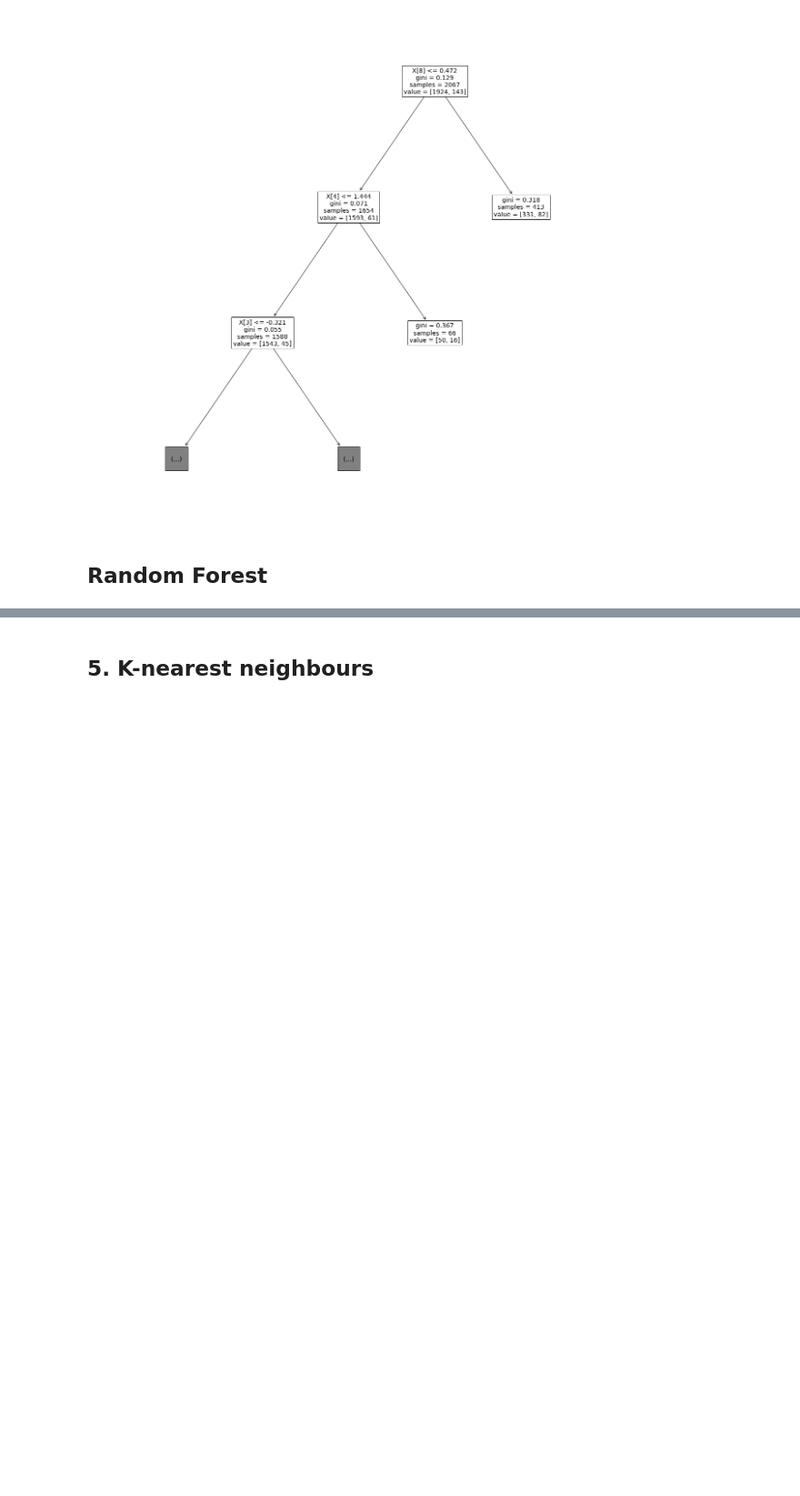
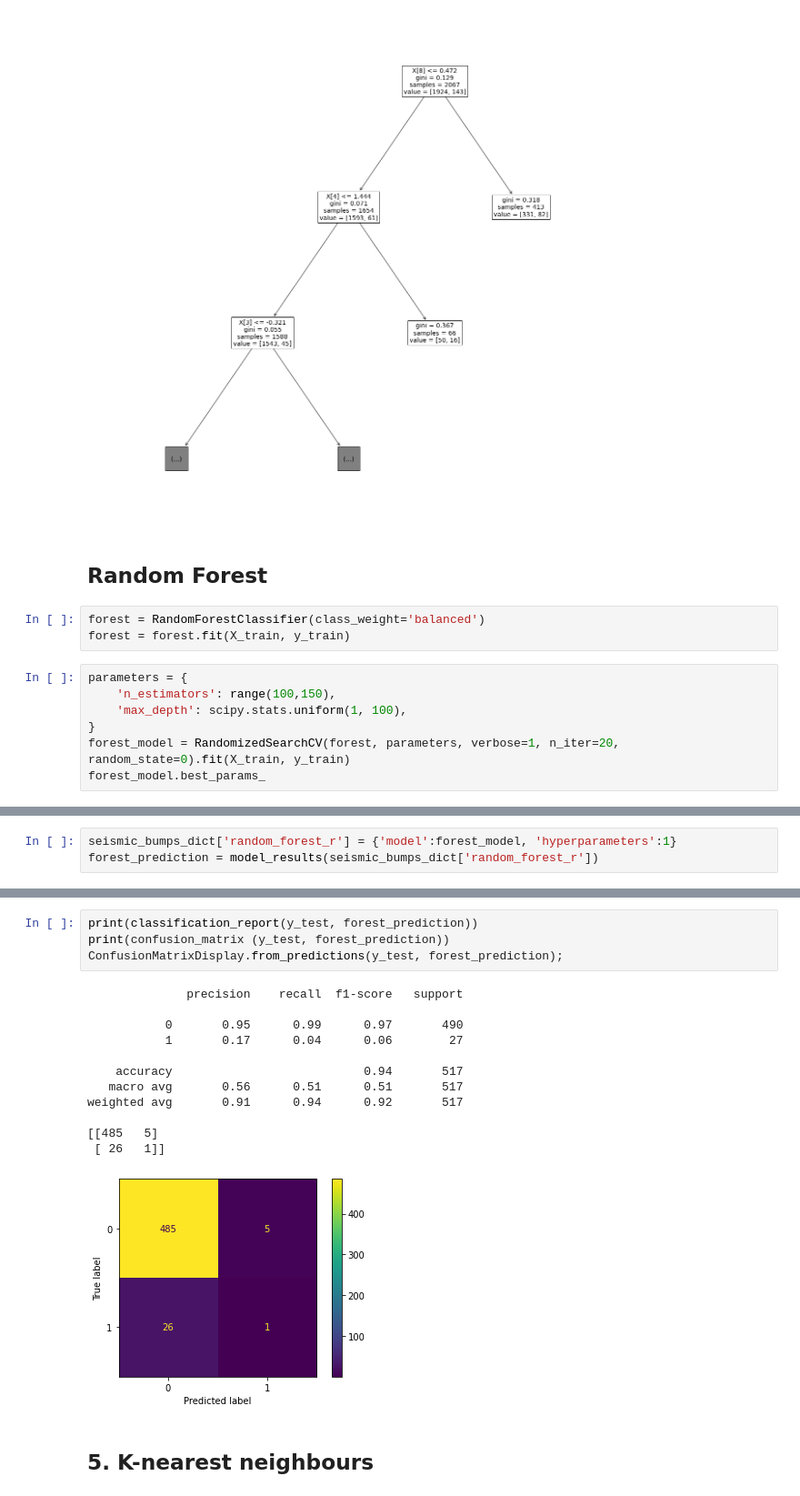
Before and after one commit to Amir-h055/Machine-Learning, a Jupyter notebook: project/Classification/Seismic_Bumps.ipynb, the cells around one changed output, grey strips where cells are left out. Shown at 91% size. Drawn from its saved outputs; the diff is of its cells as text; blank space fills up the shorter version.

Commit message:
added random forest to sesmic

```diff
--- a/project/Classification/Seismic_Bumps.ipynb
+++ b/project/Classification/Seismic_Bumps.ipynb
@@ -337,3 +341,13 @@ plot_tree(tree_model.best_estimator_, max_depth = 2, fontsize=14);
 [figure]
 # %% [markdown]
 ## Random Forest
+# %%
+forest = RandomForestClassifier(class_weight='balanced')
+forest = forest.fit(X_train, y_train)
+# %%
+parameters = {
+    'n_estimators': range(100,150),
+    'max_depth': scipy.stats.uniform(1, 100),
+}
+forest_model = RandomizedSearchCV(forest, parameters, verbose=1, n_iter=20, random_state=0).fit(X_train, y_train)
+forest_model.best_params_
@@ -339,0 +357,3 @@ plot_tree(tree_model.best_estimator_, max_depth = 2, fontsize=14);
+# %%
+seismic_bumps_dict['random_forest_r'] = {'model':forest_model, 'hyperparameters':1}
+forest_prediction = model_results(seismic_bumps_dict['random_forest_r'])
@@ -340,3 +376,20 @@ plot_tree(tree_model.best_estimator_, max_depth = 2, fontsize=14);
+# %%
+print(classification_report(y_test, forest_prediction))
+print(confusion_matrix (y_test, forest_prediction))
+ConfusionMatrixDisplay.from_predictions(y_test, forest_prediction);
+# %% [output]
+              precision    recall  f1-score   support
+
+           0       0.95      0.99      0.97       490
+           1       0.17      0.04      0.06        27
+
+    accuracy                           0.94       517
+   macro avg       0.56      0.51      0.51       517
+weighted avg       0.91      0.94      0.92       517
+
+[[485   5]
+ [ 26   1]]
+[figure, added]
 # %% [markdown]
 ## 5. K-nearest neighbours
 # %% [markdown]
```
Also changed, not shown: parts of 10 cells of this notebook, 2 other files.
